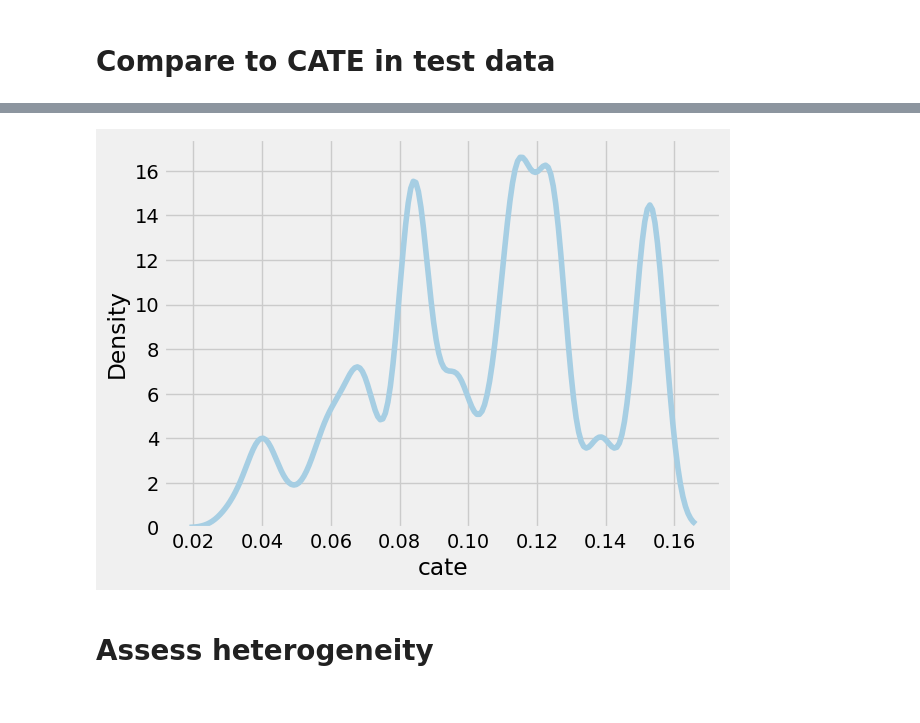
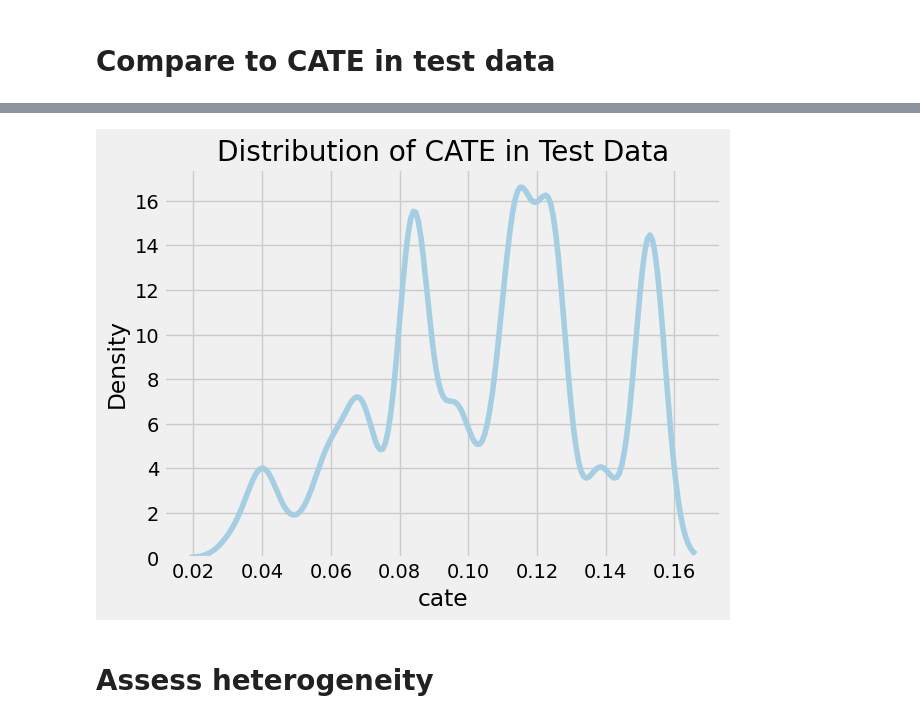
Before and after one commit to pcbrendel/causal, a Jupyter notebook: tutorials/s-learner.ipynb, the cells around one changed output, grey strips where cells are left out. Drawn from its saved outputs; the diff is of its cells as text; code cells hidden in the pictures.

```diff
--- a/tutorials/s-learner.ipynb
+++ b/tutorials/s-learner.ipynb
@@ -61,8 +72,9 @@ slearner.estimate_ate(X=X_test, treatment=T_test, y=Y_test, return_ci=True, boot
 # %%
 cate_test = slearner.predict(X_test)
-sns.kdeplot(data=pd.DataFrame({'cate': cate_test.reshape(-1)}), x="cate");
+sns.kdeplot(data=pd.DataFrame({'cate': cate_test.reshape(-1)}), x="cate")
+plt.title("Distribution of CATE in Test Data");
 # %% [output]
-[figure, old version]
+[figure, new version]
 # %% [markdown]
 # Assess heterogeneity
 # %%
```
Also changed, not shown: parts of 6 cells of this notebook, 1 other file.
